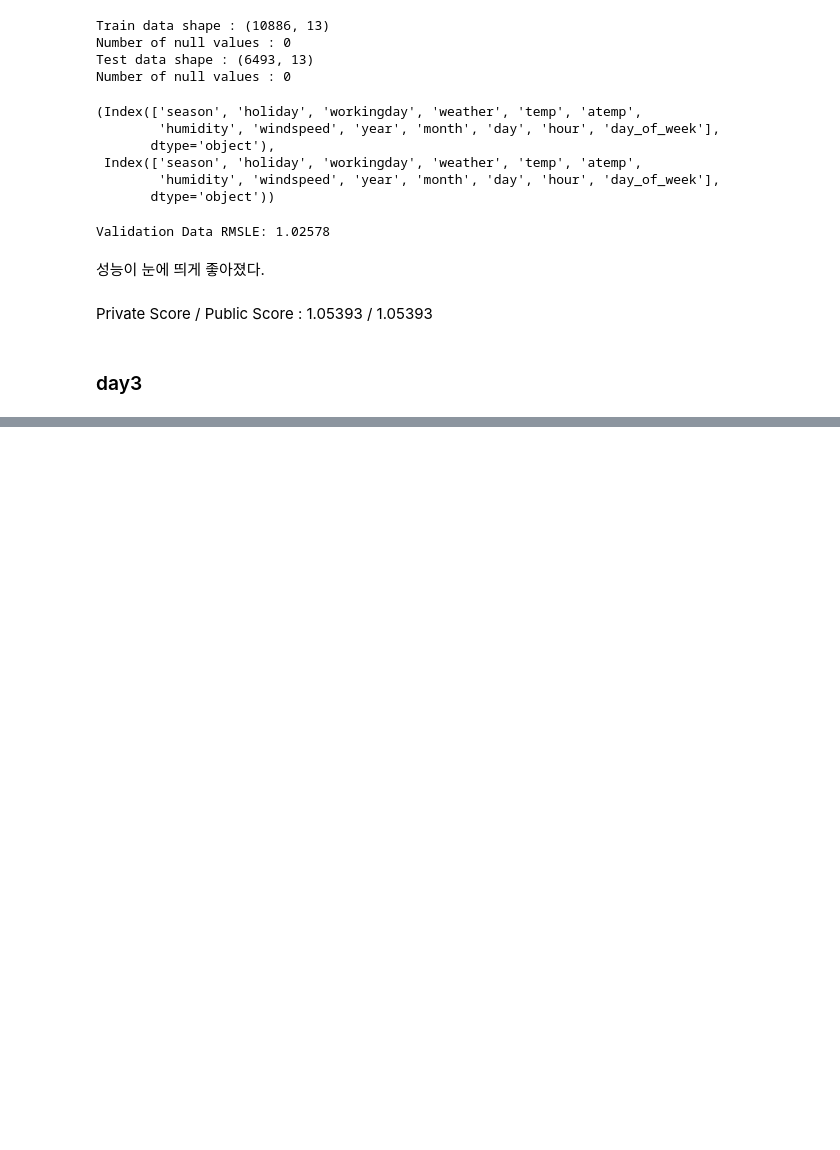
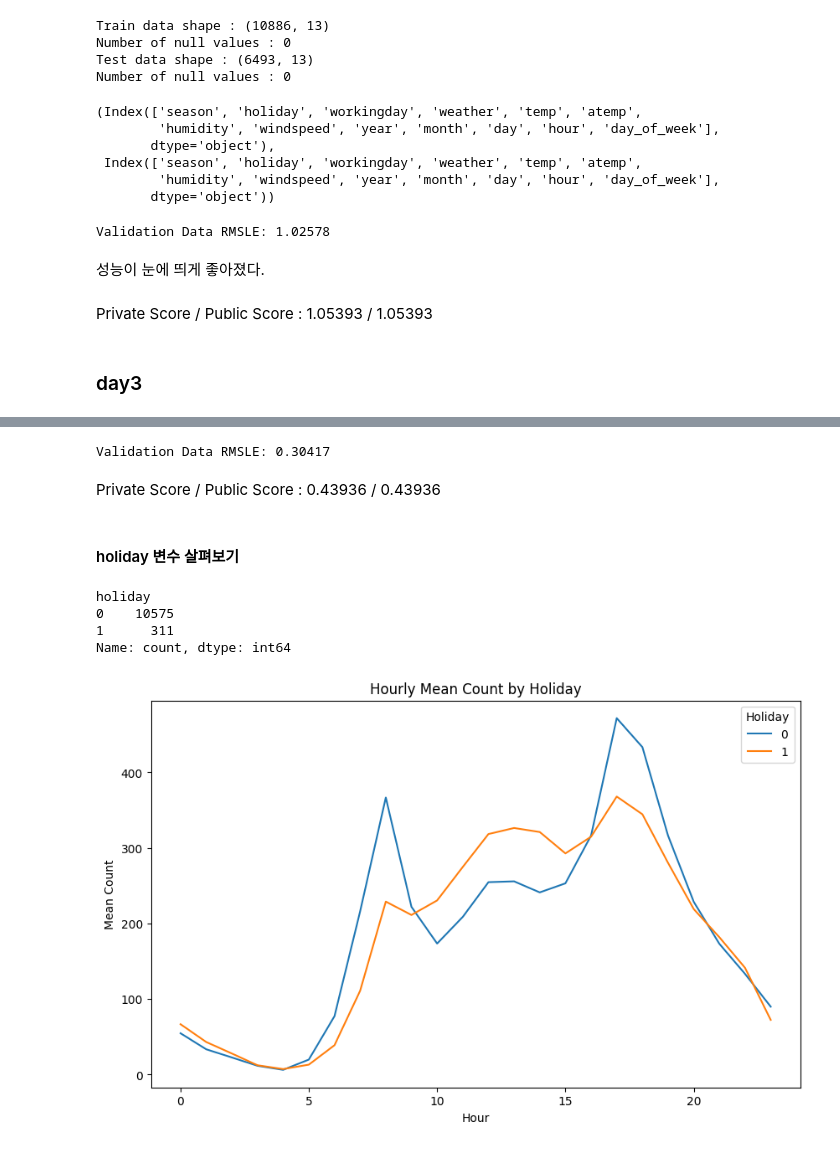
Before and after one commit to devwoo41/50Day_MLProjects, a Jupyter notebook: day2&3_bike/Train.ipynb, the cells around one changed output, grey strips where cells are left out. Saved outputs shown, nothing was run; the diff lists cells and outputs as text; code cells hidden in the pictures; blank space fills up the shorter version.

```diff
--- a/day2&3_bike/Train.ipynb
+++ b/day2&3_bike/Train.ipynb
@@ -416,0 +493,18 @@ Private Score / Public Score : 1.05393 / 1.05393
+# %%
+X, y = separate_train(train_df)
+X_test = separate_test(test_df)
+
+X_train, X_valid, y_train, y_valid = train_test_split(X, y, test_size=0.2, random_state=42)
+
+# 모델 초기화 및 학습
+model = RandomForestRegressor(random_state=42)
+model.fit(X_train, np.log1p(y_train))
+
+# 검증 데이터에 대한 예측
+y_valid_pred = model.predict(X_valid)
+y_valid_pred = np.maximum(1, np.expm1(y_valid_pred))
+
+rmsle = np.sqrt(mean_squared_log_error(y_valid, y_valid_pred))
+print(f'Validation Data RMSLE: {rmsle:.5f}')
+# %% [output]
+Validation Data RMSLE: 0.30417
@@ -416,0 +517,21 @@ Private Score / Public Score : 1.05393 / 1.05393
+# %% [markdown]
+Private Score / Public Score : 0.43936 / 0.43936
+# %% [markdown]
+#### holiday 변수 살펴보기
+# %%
+train_df['holiday'].value_counts()
+# %% [output]
+holiday
+0    10575
+1      311
+Name: count, dtype: int64
+# %%
+plt.figure(figsize=(10, 6))
+sns.lineplot(data=train_df, x='hour', y='count', hue='holiday', errorbar=None)
+plt.title('Hourly Mean Count by Holiday')
+plt.xlabel('Hour')
+plt.ylabel('Mean Count')
+plt.legend(title='Holiday')
+plt.show()
+# %% [output]
+[figure, added]
```
Also changed, not shown: parts of 24 cells of this notebook, 3 other files.
